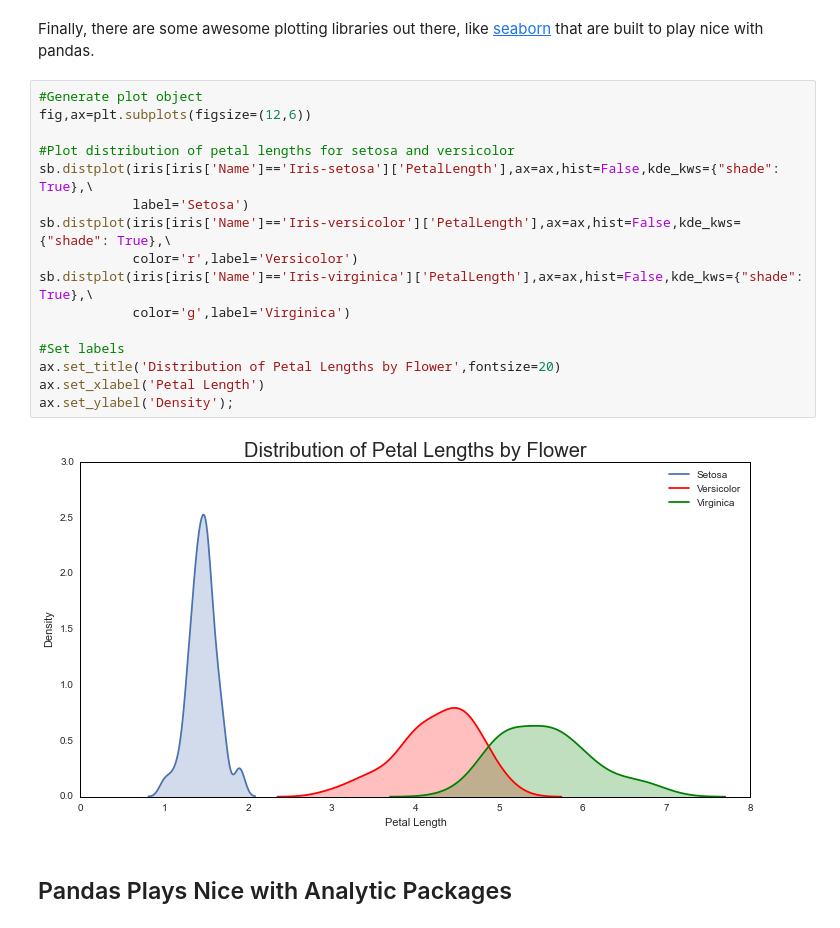
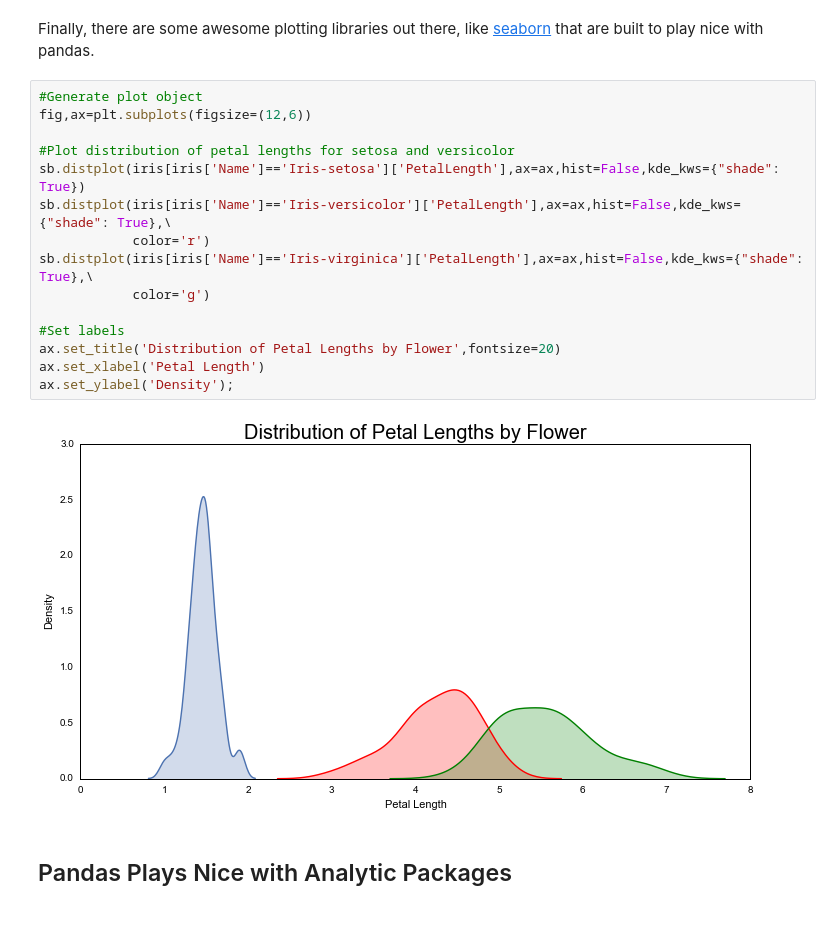
Before and after one commit to choct155/work_scratch, a Jupyter notebook: pandas_4_health.ipynb, the cells around one changed output. Cells and saved outputs as stored; diff of their text form.

```diff
--- a/pandas_4_health.ipynb
+++ b/pandas_4_health.ipynb
@@ -494,21 +529,20 @@ Finally, there are some awesome plotting libraries out there, like [seaborn](htt
 # %%
 #Generate plot object
 fig,ax=plt.subplots(figsize=(12,6))
 
 #Plot distribution of petal lengths for setosa and versicolor
-sb.distplot(iris[iris['Name']=='Iris-setosa']['PetalLength'],ax=ax,hist=False,kde_kws={"shade": True},\
-            label='Setosa')
+sb.distplot(iris[iris['Name']=='Iris-setosa']['PetalLength'],ax=ax,hist=False,kde_kws={"shade": True})
 sb.distplot(iris[iris['Name']=='Iris-versicolor']['PetalLength'],ax=ax,hist=False,kde_kws={"shade": True},\
-            color='r',label='Versicolor')
+            color='r')
 sb.distplot(iris[iris['Name']=='Iris-virginica']['PetalLength'],ax=ax,hist=False,kde_kws={"shade": True},\
-            color='g',label='Virginica')
+            color='g')
 
 #Set labels
 ax.set_title('Distribution of Petal Lengths by Flower',fontsize=20)
 ax.set_xlabel('Petal Length')
 ax.set_ylabel('Density');
 # %% [output]
-[figure, old version]
+[figure, new version]
 # %% [markdown]
 ## Pandas Plays Nice with Analytic Packages
 # %% [markdown]
```
Also changed, not shown: parts of 22 cells of this notebook, 9 other files.
